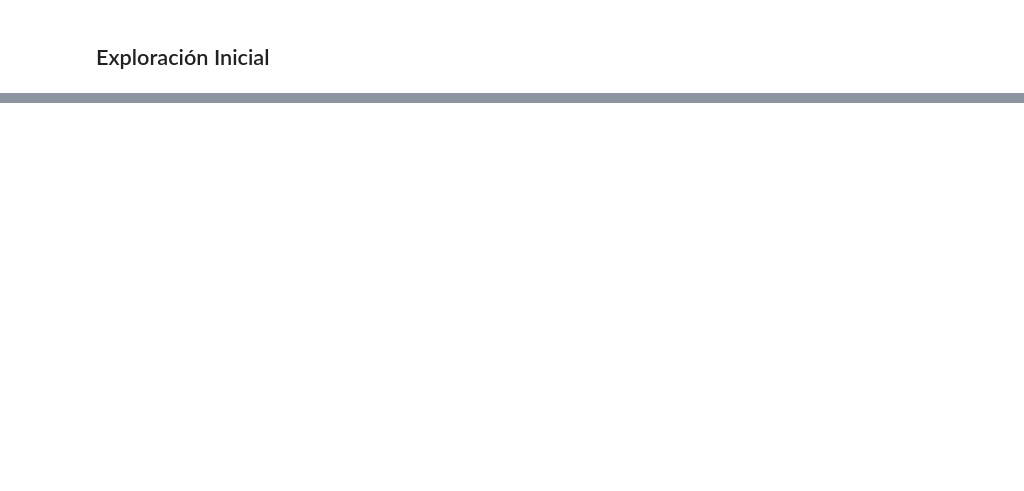
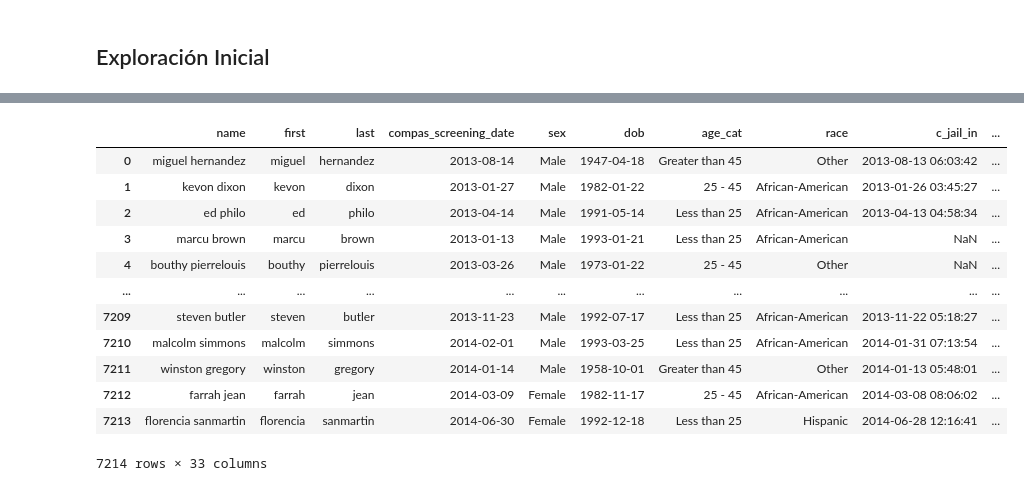
Before and after one commit to aaznarmellado-collab/TFM-Sesgos-en-el-sistema-judicial-de-EEUU-, a Jupyter notebook: 01_Notebooks/TFM_SESGOS_EN_EL_SISTEMA_JUDICIAL_DE_EEUU.ipynb, the cells around one changed output, grey strips where cells are left out. Drawn from its saved outputs; the diff is of its cells as text; code cells hidden in the pictures; blank space fills up the shorter version.

```diff
--- a/01_Notebooks/TFM_SESGOS_EN_EL_SISTEMA_JUDICIAL_DE_EEUU.ipynb
+++ b/01_Notebooks/TFM_SESGOS_EN_EL_SISTEMA_JUDICIAL_DE_EEUU.ipynb
@@ -101,7 +111,7 @@ def initial_exploration(df):
 # %% [markdown]
 ## Cargar datos
 # %%
-ruta = r'C:\Users\JAIME\Documents\GitHub\TFM-Sesgos-en-el-sistema-judicial-de-EEUU-\00_Data\00_Raw'
+ruta = r'C:\Users\Nitropc\Documents\Github\TFM-Sesgos-en-el-sistema-judicial-de-EEUU-\00_Data\00_Raw'
 
 lista_ficheros = os.listdir(ruta)
 # %%
@@ -155,0 +219,16 @@ Las columnas del conjunto de datos son:
+# %%
+df.select_dtypes(include="object")
+# %% [output]
+|  | name | first | last | compas_screening_date | sex | dob | age_cat | race | c_jail_in | ... |
+| 0 | miguel hernandez | miguel | hernandez | 2013-08-14 | Male | 1947-04-18 | Greater than 45 | Other | 2013-08-13 06:03:42 | ... |
+| 1 | kevon dixon | kevon | dixon | 2013-01-27 | Male | 1982-01-22 | 25 - 45 | African-American | 2013-01-26 03:45:27 | ... |
+| 2 | ed philo | ed | philo | 2013-04-14 | Male | 1991-05-14 | Less than 25 | African-American | 2013-04-13 04:58:34 | ... |
+| 3 | marcu brown | marcu | brown | 2013-01-13 | Male | 1993-01-21 | Less than 25 | African-American | NaN | ... |
+| 4 | bouthy pierrelouis | bouthy | pierrelouis | 2013-03-26 | Male | 1973-01-22 | 25 - 45 | Other | NaN | ... |
+| ... | ... | ... | ... | ... | ... | ... | ... | ... | ... | ... |
+| 7209 | steven butler | steven | butler | 2013-11-23 | Male | 1992-07-17 | Less than 25 | African-American | 2013-11-22 05:18:27 | ... |
+| 7210 | malcolm simmons | malcolm | simmons | 2014-02-01 | Male | 1993-03-25 | Less than 25 | African-American | 2014-01-31 07:13:54 | ... |
+| 7211 | winston gregory | winston | gregory | 2014-01-14 | Male | 1958-10-01 | Greater than 45 | Other | 2014-01-13 05:48:01 | ... |
+| 7212 | farrah jean | farrah | jean | 2014-03-09 | Female | 1982-11-17 | 25 - 45 | African-American | 2014-03-08 08:06:02 | ... |
+| 7213 | florencia sanmartin | florencia | sanmartin | 2014-06-30 | Female | 1992-12-18 | Less than 25 | Hispanic | 2014-06-28 12:16:41 | ... |
+7214 rows × 33 columns
```
Also changed, not shown: parts of 11 cells of this notebook.
